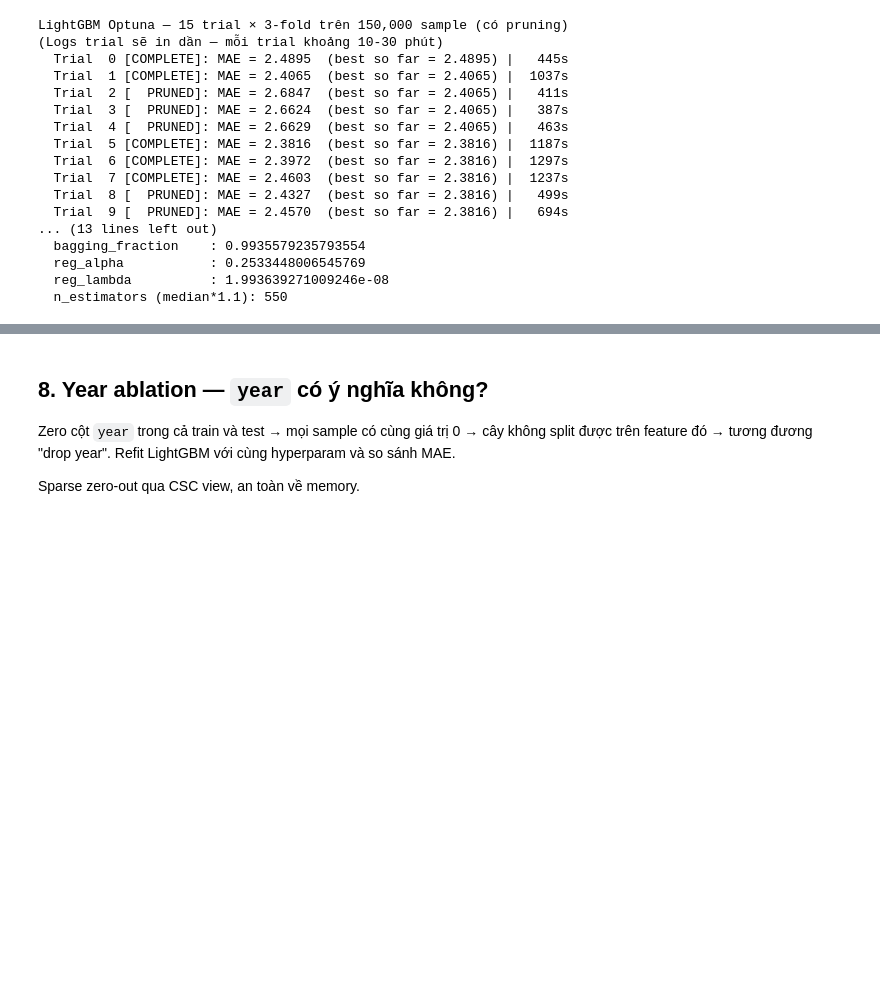
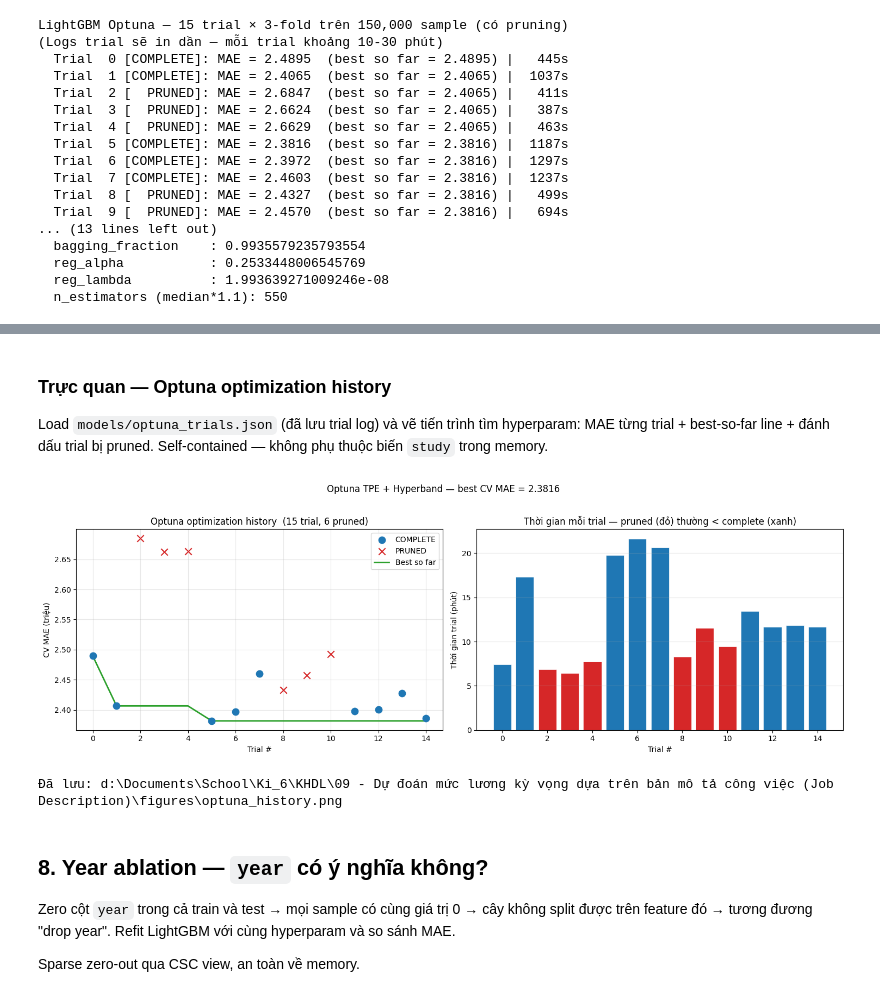
Before and after one commit to anhquan1111/khdl-vietnam-career-clustering, a Jupyter notebook: notebooks/04_Modeling.ipynb, the cells around one changed output, grey strips where cells are left out. Saved outputs shown, nothing was run; the diff lists cells and outputs as text; code cells hidden in the pictures; blank space fills up the shorter version.

```diff
--- a/notebooks/04_Modeling.ipynb
+++ b/notebooks/04_Modeling.ipynb
@@ -451,3 +452,60 @@ Refit LightGBM (Optuna best) trên FULL train (n_estimators=550)...
+# %% [markdown]
+### Trực quan — Optuna optimization history
+
+Load `models/optuna_trials.json` (đã lưu trial log) và vẽ tiến trình tìm hyperparam: MAE từng trial + best-so-far line + đánh dấu trial bị pruned. Self-contained — không phụ thuộc biến `study` trong memory.
+# %%
+trials = json.loads((MODELS / 'optuna_trials.json').read_text(encoding='utf-8'))
+trial_nums = [t['number'] for t in trials]
+trial_states = [t['state'] for t in trials]
+trial_vals = [t['value'] for t in trials]
+trial_dur = [t['duration_sec'] / 60 for t in trials]
+
+# Best-so-far line (chỉ tính trial COMPLETE)
+best_so_far = []
+cur_best = float('inf')
+for v, st in zip(trial_vals, trial_states):
+    if st == 'COMPLETE' and v is not None and v < cur_best:
+        cur_best = v
+    best_so_far.append(cur_best if cur_best < float('inf') else None)
+
+fig, axes = plt.subplots(1, 2, figsize=(15, 5))
+
+ax = axes[0]
+for i, (n, v, st) in enumerate(zip(trial_nums, trial_vals, trial_states)):
+    if v is None:
+        continue
+    color = 'tab:blue' if st == 'COMPLETE' else 'tab:red'
+    marker = 'o' if st == 'COMPLETE' else 'x'
+    ax.scatter(n, v, color=color, marker=marker, s=80, zorder=3,
+               label=st if st not in [a.get_label() for a in ax.collections[:i]] else '')
+ax.plot(trial_nums, best_so_far, color='tab:green', lw=2, label='Best so far', zorder=2)
+ax.set_xlabel('Trial #')
+ax.set_ylabel('CV MAE (triệu)')
+ax.set_title(f'Optuna optimization history  ({len(trials)} trial, '
+             f'{sum(1 for s in trial_states if s == "PRUNED")} pruned)')
+# Dedup legend
+handles, labels = ax.get_legend_handles_labels()
+seen = set()
+uniq = [(h, l) for h, l in zip(handles, labels) if not (l in seen or seen.add(l))]
+ax.legend([h for h, _ in uniq], [l for _, l in uniq], loc='upper right')
+ax.grid(alpha=0.3)
+
+ax = axes[1]
+colors_d = ['tab:blue' if s == 'COMPLETE' else 'tab:red' for s in trial_states]
+ax.bar(trial_nums, trial_dur, color=colors_d, edgecolor='white', linewidth=0.5)
+ax.set_xlabel('Trial #')
+ax.set_ylabel('Thời gian trial (phút)')
+ax.set_title('Thời gian mỗi trial — pruned (đỏ) thường < complete (xanh)')
+ax.grid(alpha=0.3, axis='y')
+
+plt.suptitle(f'Optuna TPE + Hyperband — best CV MAE = {min(v for v in trial_vals if v is not None):.4f}', y=1.02)
+plt.tight_layout()
+plt.savefig(FIGURES / 'optuna_history.png', dpi=120, bbox_inches='tight')
+plt.show()
+print(f"Đã lưu: {FIGURES / 'optuna_history.png'}")
+# %% [output]
+[figure, added]
+Đã lưu: d:\Documents\School\Ki_6\KHDL\09 - Dự đoán mức lương kỳ vọng dựa trên bản mô tả công việc (Job Description)\figures\optuna_history.png
 # %% [markdown]
 ## 8. Year ablation — `year` có ý nghĩa không?
 
```
Also changed, not shown: parts of 15 cells of this notebook, 10 other files.
